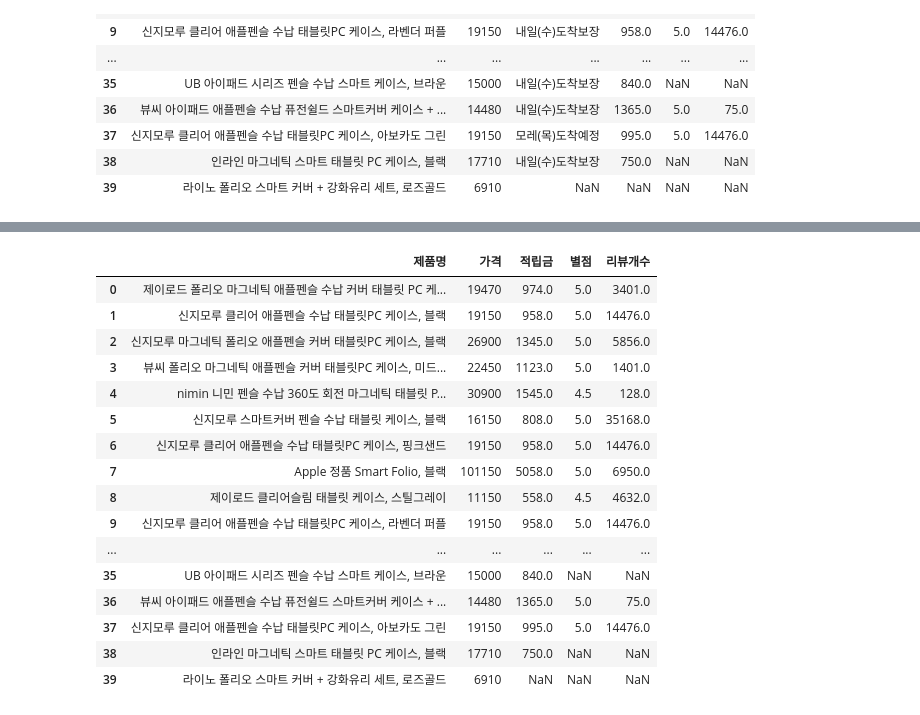
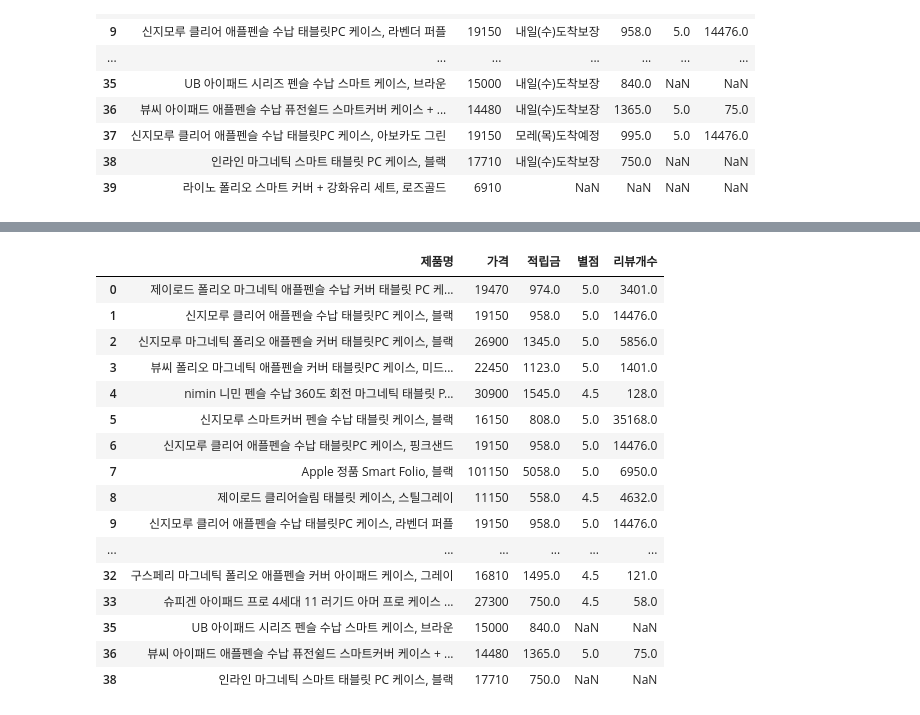
Before and after one commit to kimjy0102/Pythonusage, a Jupyter notebook: assignment/assignment1.ipynb, the cells around one changed output, grey strips where cells are left out. Cells and saved outputs as stored; diff of their text form; code cells hidden in the pictures.

```diff
--- a/assignment/assignment1.ipynb
+++ b/assignment/assignment1.ipynb
@@ -56,3 +57,6 @@ df
 | 37 | 신지모루 클리어 애플펜슬 수납 태블릿PC 케이스, 아보카도 그린 | 19150 | 모레(목)도착예정 | 995.0 | 5.0 | 14476.0 |
 | 38 | 인라인 마그네틱 스마트 태블릿 PC 케이스, 블랙 | 17710 | 내일(수)도착보장 | 750.0 | NaN | NaN |
 | 39 | 라이노 폴리오 스마트 커버 + 강화유리 세트, 로즈골드 | 6910 | NaN | NaN | NaN | NaN |
+# %%
+filtered = df[df['배송시간'].str.contains('내일').fillna(False)]
+filtered
@@ -59,21 +81,21 @@ df
 # %%
-filtered = df.drop(columns = ['배송시간'])
+filtered = filtered.drop(columns = ['배송시간'])
 filtered
 # %% [output]
 |  | 제품명 | 가격 | 적립금 | 별점 | 리뷰개수 |
 | 0 | 제이로드 폴리오 마그네틱 애플펜슬 수납 커버 태블릿 PC 케... | 19470 | 974.0 | 5.0 | 3401.0 |
 | 1 | 신지모루 클리어 애플펜슬 수납 태블릿PC 케이스, 블랙 | 19150 | 958.0 | 5.0 | 14476.0 |
 | 2 | 신지모루 마그네틱 폴리오 애플펜슬 커버 태블릿PC 케이스, 블랙 | 26900 | 1345.0 | 5.0 | 5856.0 |
 | 3 | 뷰씨 폴리오 마그네틱 애플펜슬 커버 태블릿PC 케이스, 미드... | 22450 | 1123.0 | 5.0 | 1401.0 |
 | 4 | nimin 니민 펜슬 수납 360도 회전 마그네틱 태블릿 P... | 30900 | 1545.0 | 4.5 | 128.0 |
 | 5 | 신지모루 스마트커버 펜슬 수납 태블릿 케이스, 블랙 | 16150 | 808.0 | 5.0 | 35168.0 |
 | 6 | 신지모루 클리어 애플펜슬 수납 태블릿PC 케이스, 핑크샌드 | 19150 | 958.0 | 5.0 | 14476.0 |
 | 7 | Apple 정품 Smart Folio, 블랙 | 101150 | 5058.0 | 5.0 | 6950.0 |
 | 8 | 제이로드 클리어슬림 태블릿 케이스, 스틸그레이 | 11150 | 558.0 | 4.5 | 4632.0 |
 | 9 | 신지모루 클리어 애플펜슬 수납 태블릿PC 케이스, 라벤더 퍼플 | 19150 | 958.0 | 5.0 | 14476.0 |
 | ... | ... | ... | ... | ... | ... |
+| 32 | 구스페리 마그네틱 폴리오 애플펜슬 커버 아이패드 케이스, 그레이 | 16810 | 1495.0 | 4.5 | 121.0 |
+| 33 | 슈피겐 아이패드 프로 4세대 11 러기드 아머 프로 케이스 ... | 27300 | 750.0 | 4.5 | 58.0 |
 | 35 | UB 아이패드 시리즈 펜슬 수납 스마트 케이스, 브라운 | 15000 | 840.0 | NaN | NaN |
 | 36 | 뷰씨 아이패드 애플펜슬 수납 퓨전쉴드 스마트커버 케이스 + ... | 14480 | 1365.0 | 5.0 | 75.0 |
-| 37 | 신지모루 클리어 애플펜슬 수납 태블릿PC 케이스, 아보카도 그린 | 19150 | 995.0 | 5.0 | 14476.0 |
 | 38 | 인라인 마그네틱 스마트 태블릿 PC 케이스, 블랙 | 17710 | 750.0 | NaN | NaN |
-| 39 | 라이노 폴리오 스마트 커버 + 강화유리 세트, 로즈골드 | 6910 | NaN | NaN | NaN |
```
Also changed, not shown: parts of 9 cells of this notebook.
